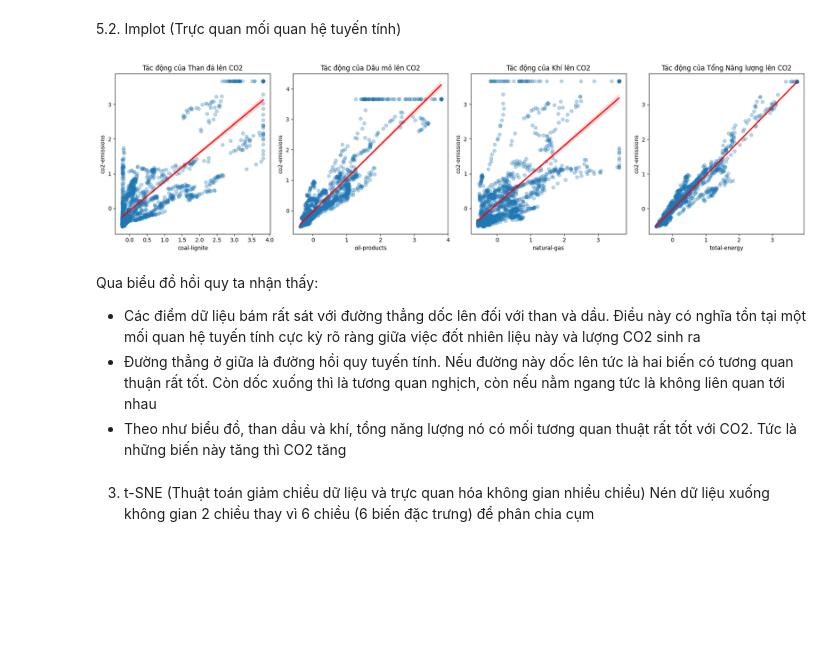
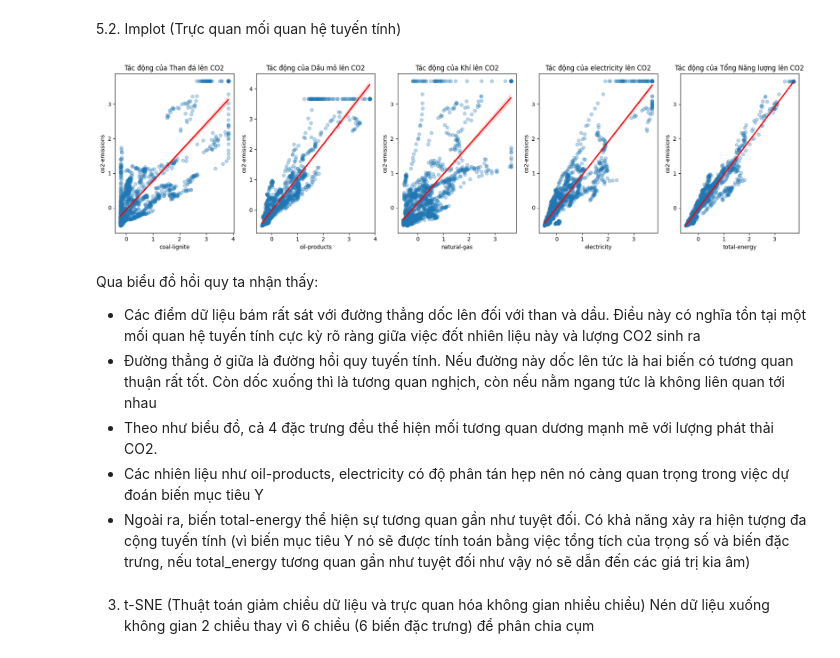
Before and after one commit to NganBui25/-CO2-Emissions-Prediction, a Jupyter notebook: full_data_crawler.ipynb, the cells around one changed output. Cells and saved outputs as stored; diff of their text form; code cells hidden in the pictures; blank space fills up the shorter version.

```diff
--- a/full_data_crawler.ipynb
+++ b/full_data_crawler.ipynb
@@ -932,30 +901,34 @@ Nhận xét sơ đồ Correlation Map:
 5.2. Implot (Trực quan mối quan hệ tuyến tính)
 # %%
 # Vẽ 3 biểu đồ thể hiện tác động của 3 loại nhiên liệu hóa thạch lên CO2
-fig, axes = plt.subplots(1, 4, figsize=(18, 5))
+fig, axes = plt.subplots(1, 5, figsize=(18, 5))
 
 sns.regplot(data=df, x='coal-lignite', y='co2-emissions', ax=axes[0], scatter_kws={'alpha':0.3}, line_kws={'color':'red'})
 axes[0].set_title('Tác động của Than đá lên CO2')
 
 sns.regplot(data=df, x='oil-products', y='co2-emissions', ax=axes[1], scatter_kws={'alpha':0.3}, line_kws={'color':'red'})
 axes[1].set_title('Tác động của Dầu mỏ lên CO2')
 
 sns.regplot(data=df, x='natural-gas', y='co2-emissions', ax=axes[2], scatter_kws={'alpha':0.3}, line_kws={'color':'red'})
 axes[2].set_title('Tác động của Khí lên CO2')
 
+sns.regplot(data=df, x='electricity', y='co2-emissions', ax=axes[3], scatter_kws={'alpha':0.3}, line_kws={'color':'red'})
+axes[3].set_title('Tác động của electricity lên CO2')
 
-sns.regplot(data=df, x='total-energy', y='co2-emissions', ax=axes[3], scatter_kws={'alpha':0.3}, line_kws={'color':'red'})
-axes[3].set_title('Tác động của Tổng Năng lượng lên CO2')
+sns.regplot(data=df, x='total-energy', y='co2-emissions', ax=axes[4], scatter_kws={'alpha':0.3}, line_kws={'color':'red'})
+axes[4].set_title('Tác động của Tổng Năng lượng lên CO2')
 
 plt.tight_layout()
 plt.show()
 # %% [output]
-[figure, old version]
+[figure, new version]
 # %% [markdown]
 Qua biểu đồ hồi quy ta nhận thấy:
 - Các điểm dữ liệu bám rất sát với đường thẳng dốc lên đối với than và dầu. Điều này có nghĩa tồn tại một mối quan hệ tuyến tính cực kỳ rõ ràng giữa việc đốt nhiên liệu này và lượng CO2 sinh ra
 - Đường thẳng ở giữa là đường hồi quy tuyến tính. Nếu đường này dốc lên tức là hai biến có tương quan thuận rất tốt. Còn dốc xuống thì là tương quan nghịch, còn nếu nằm ngang tức là không liên quan tới nhau
-- Theo như biểu đồ, than dầu và khí, tổng năng lượng nó có mối tương quan thuật rất tốt với CO2. Tức là những biến này tăng thì CO2 tăng
+- Theo như biểu đồ, cả 4 đặc trưng đều thể hiện mối tương quan dương mạnh mẽ với lượng phát thải CO2.
+- Các nhiên liệu như oil-products, electricity có độ phân tán hẹp nên nó càng quan trọng trong việc dự đoán biến mục tiêu Y
+- Ngoài ra, biến total-energy thể hiện sự tương quan gần như tuyệt đối. Có khả năng xảy ra hiện tượng đa cộng tuyến tính (vì biến mục tiêu Y nó sẽ được tính toán bằng việc tổng tích của trọng số và biến đặc trưng, nếu total_energy tương quan gần như tuyệt đối như vậy nó sẽ dẫn đến các giá trị kia âm)
 # %% [markdown]
 3. t-SNE (Thuật toán giảm chiều dữ liệu và trực quan hóa không gian nhiều chiều)
 Nén dữ liệu xuống không gian 2 chiều thay vì 6 chiều (6 biến đặc trưng) để phân chia cụm
```
Also changed, not shown: parts of 13 cells of this notebook.
